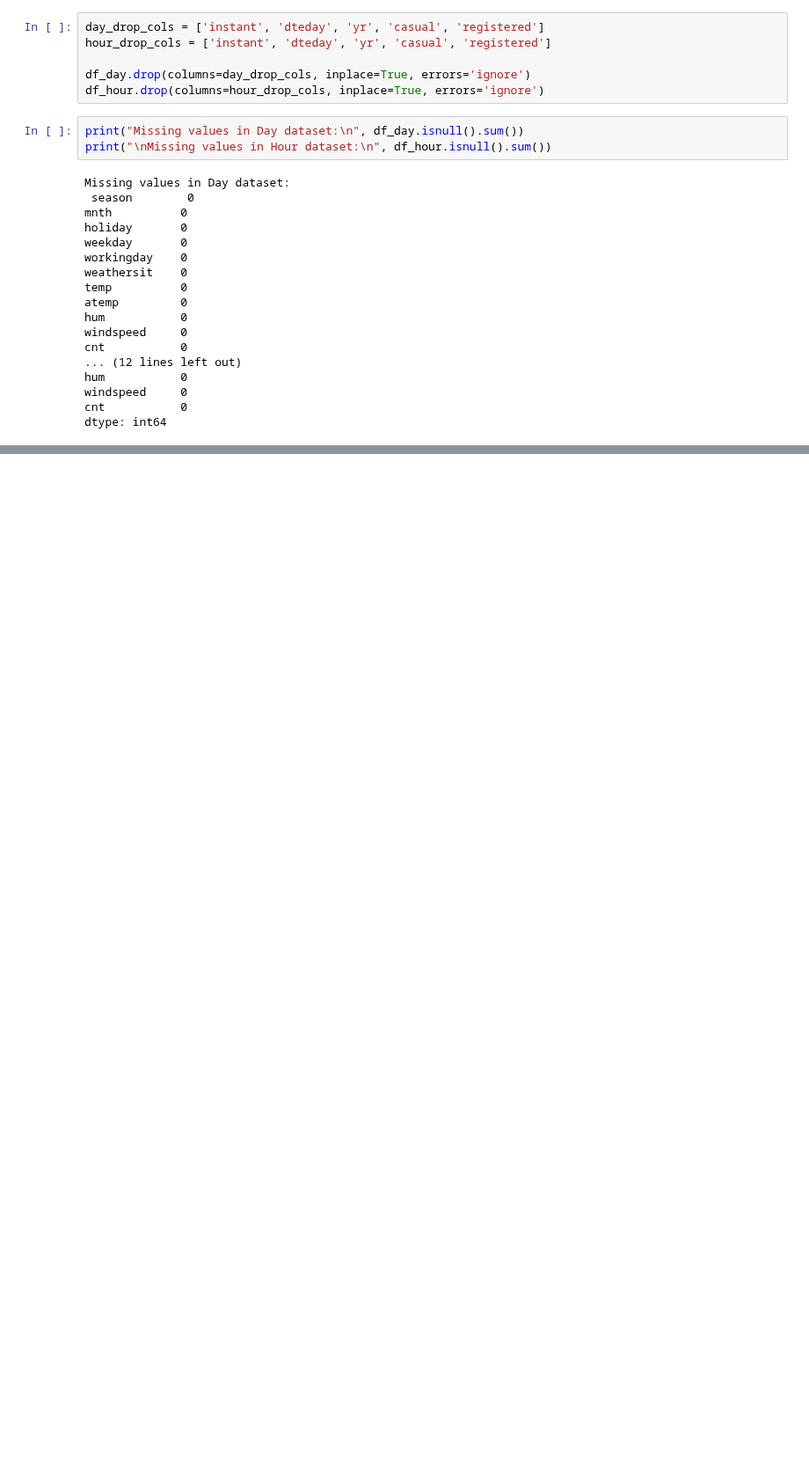
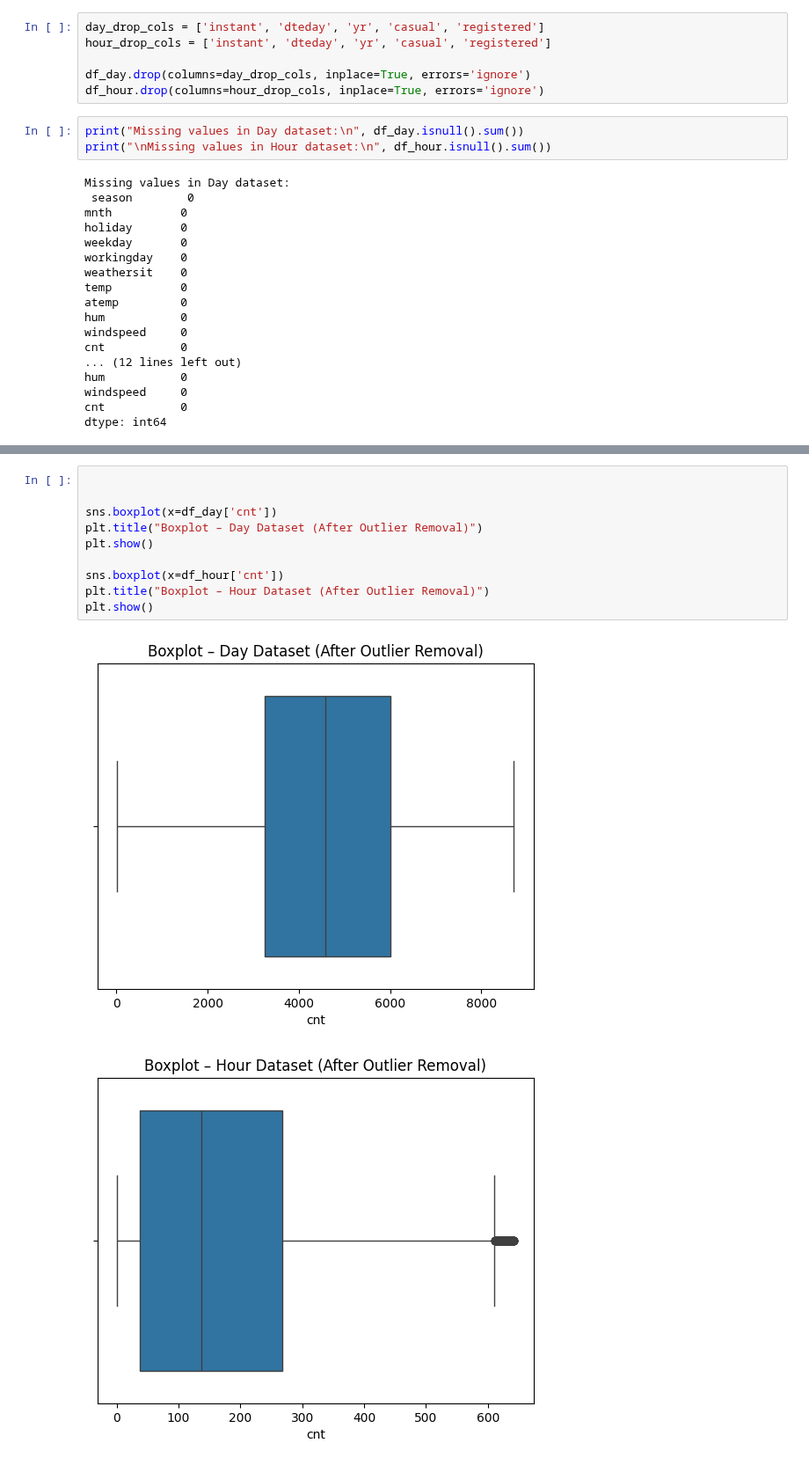
Before and after one commit to springboardmentor2468a-lab/Projects_2, a Jupyter notebook: week5.ipynb, the cells around one changed output, grey strips where cells are left out. Shown at 88% size. Drawn from its saved outputs; the diff is of its cells as text; blank space fills up the shorter version.

```diff
--- a/week5.ipynb
+++ b/week5.ipynb
@@ -93,3 +115,16 @@ Hour dataset shape: (15909, 12)
+# %%
+
+
+sns.boxplot(x=df_day['cnt'])
+plt.title("Boxplot – Day Dataset (After Outlier Removal)")
+plt.show()
+
+sns.boxplot(x=df_hour['cnt'])
+plt.title("Boxplot – Hour Dataset (After Outlier Removal)")
+plt.show()
+# %% [output]
+[figure, added]
+[figure, added]
 # %%
 X_day = df_day.drop('cnt', axis=1)
 y_day = df_day['cnt']
```
Also changed, not shown: parts of 18 cells of this notebook.
